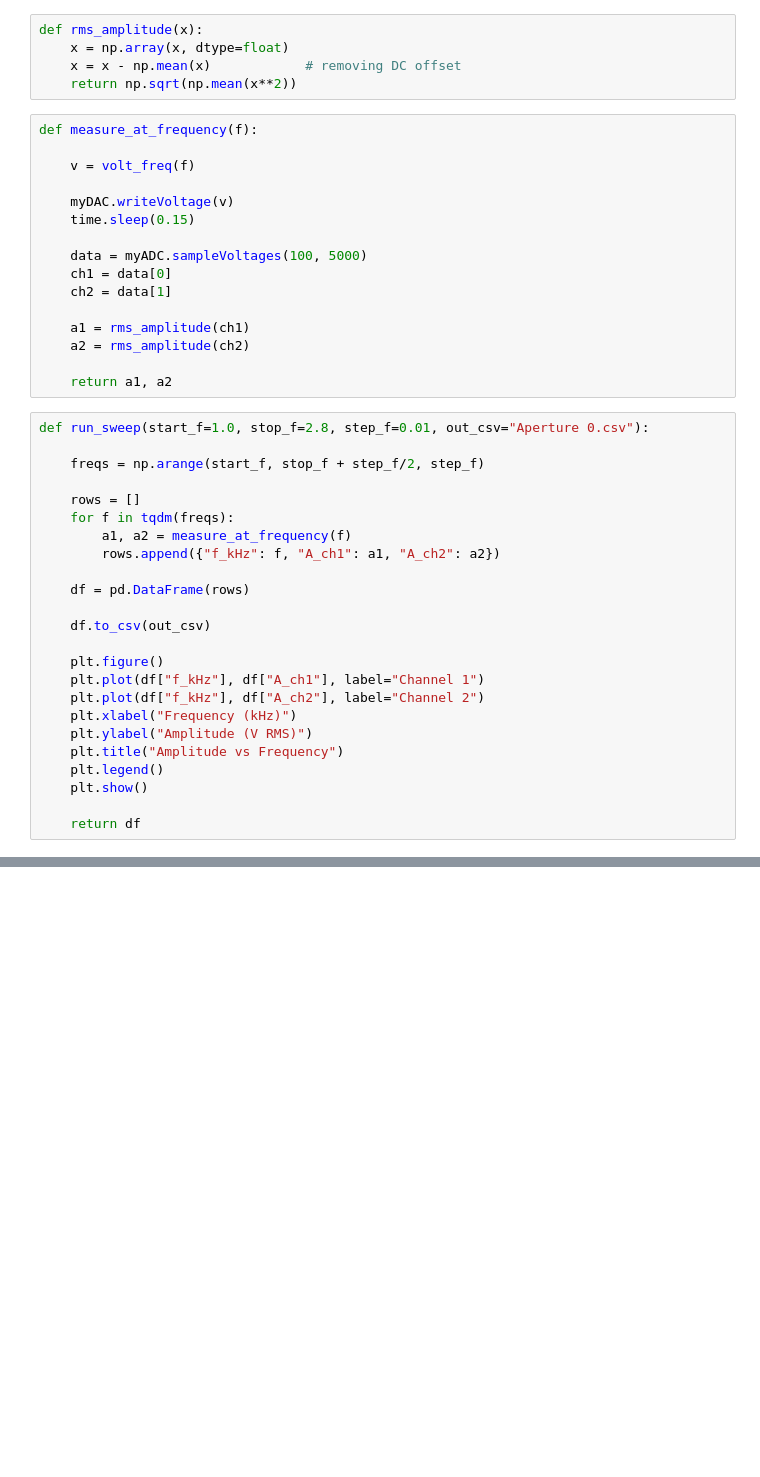
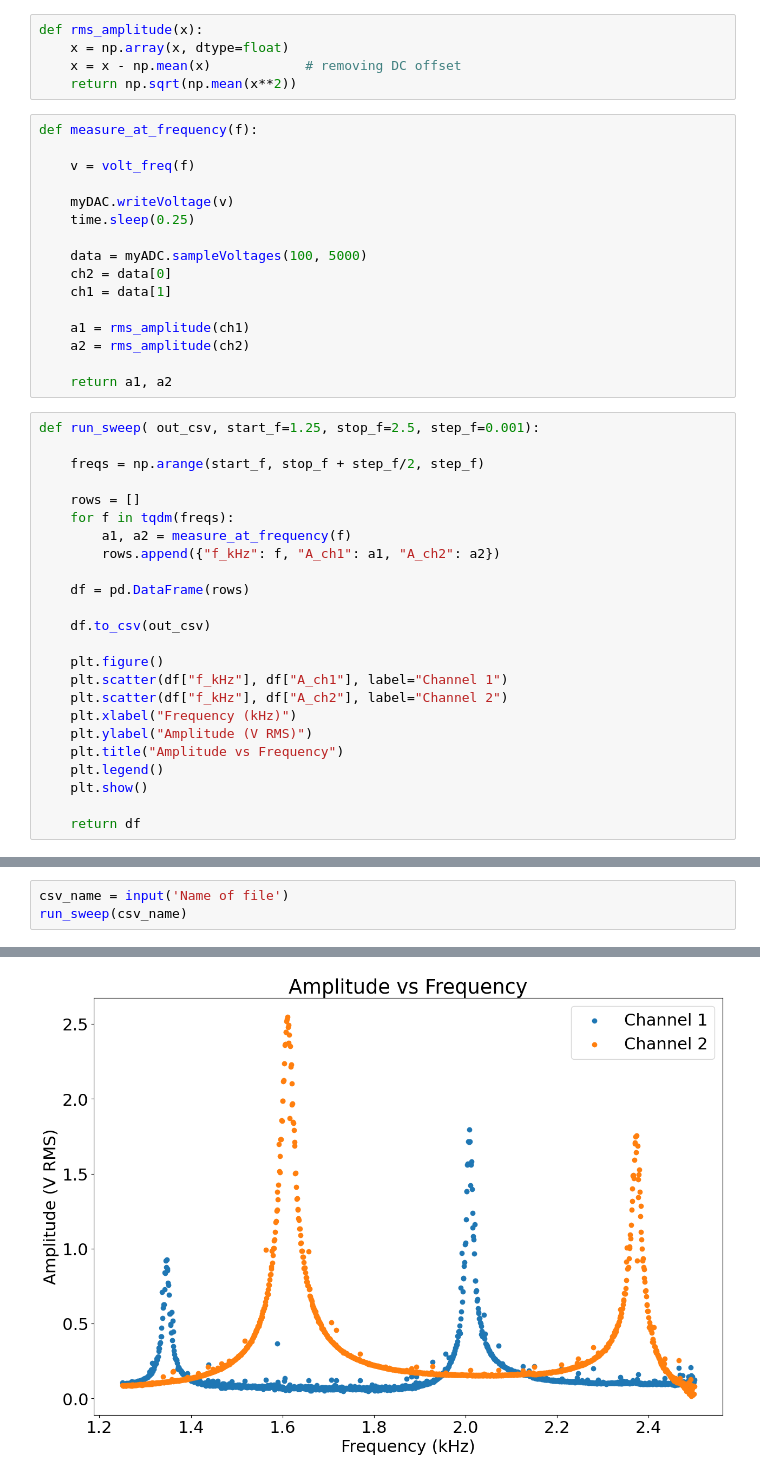
Before and after one commit to RachelOdunuga/4th-Year-Labs, a Jupyter notebook: Lab 5 - Acoustic Avoided Crossings/Avoided Crossings Data Acquisition.ipynb, the cells around one changed output, grey strips where cells are left out. Drawn from its saved outputs; the diff is of its cells as text; blank space fills up the shorter version.

Commit message:
Data Acquisition Update

```diff
--- a/Lab 5 - Acoustic Avoided Crossings/Avoided Crossings Data Acquisition.ipynb
+++ b/Lab 5 - Acoustic Avoided Crossings/Avoided Crossings Data Acquisition.ipynb
@@ -47,18 +47,18 @@ def measure_at_frequency(f):
     v = volt_freq(f)
 
     myDAC.writeVoltage(v)
-    time.sleep(0.15)
+    time.sleep(0.25)
 
     data = myADC.sampleVoltages(100, 5000)
-    ch1 = data[0]
-    ch2 = data[1]
+    ch2 = data[0]
+    ch1 = data[1]
 
     a1 = rms_amplitude(ch1)
     a2 = rms_amplitude(ch2)
 
     return a1, a2
 # %%
-def run_sweep(start_f=1.0, stop_f=2.8, step_f=0.01, out_csv="Aperture 0.csv"):
+def run_sweep( out_csv, start_f=1.25, stop_f=2.5, step_f=0.001):
 
     freqs = np.arange(start_f, stop_f + step_f/2, step_f)
 
@@ -72,8 +72,8 @@ def run_sweep(start_f=1.0, stop_f=2.8, step_f=0.01, out_csv="Aperture 0.csv"):
     df.to_csv(out_csv)
 
     plt.figure()
-    plt.plot(df["f_kHz"], df["A_ch1"], label="Channel 1")
-    plt.plot(df["f_kHz"], df["A_ch2"], label="Channel 2")
+    plt.scatter(df["f_kHz"], df["A_ch1"], label="Channel 1")
+    plt.scatter(df["f_kHz"], df["A_ch2"], label="Channel 2")
     plt.xlabel("Frequency (kHz)")
     plt.ylabel("Amplitude (V RMS)")
     plt.title("Amplitude vs Frequency")
@@ -172,0 +84,4 @@ plot_df.to_csv('60mA curve.csv')
+# %%
+csv_name = input('Name of file')
+run_sweep(csv_name)
+# %% [output]
@@ -172,0 +89 @@ plot_df.to_csv('60mA curve.csv')
+[figure, added]
```
Also changed, not shown: parts of 8 cells of this notebook.
